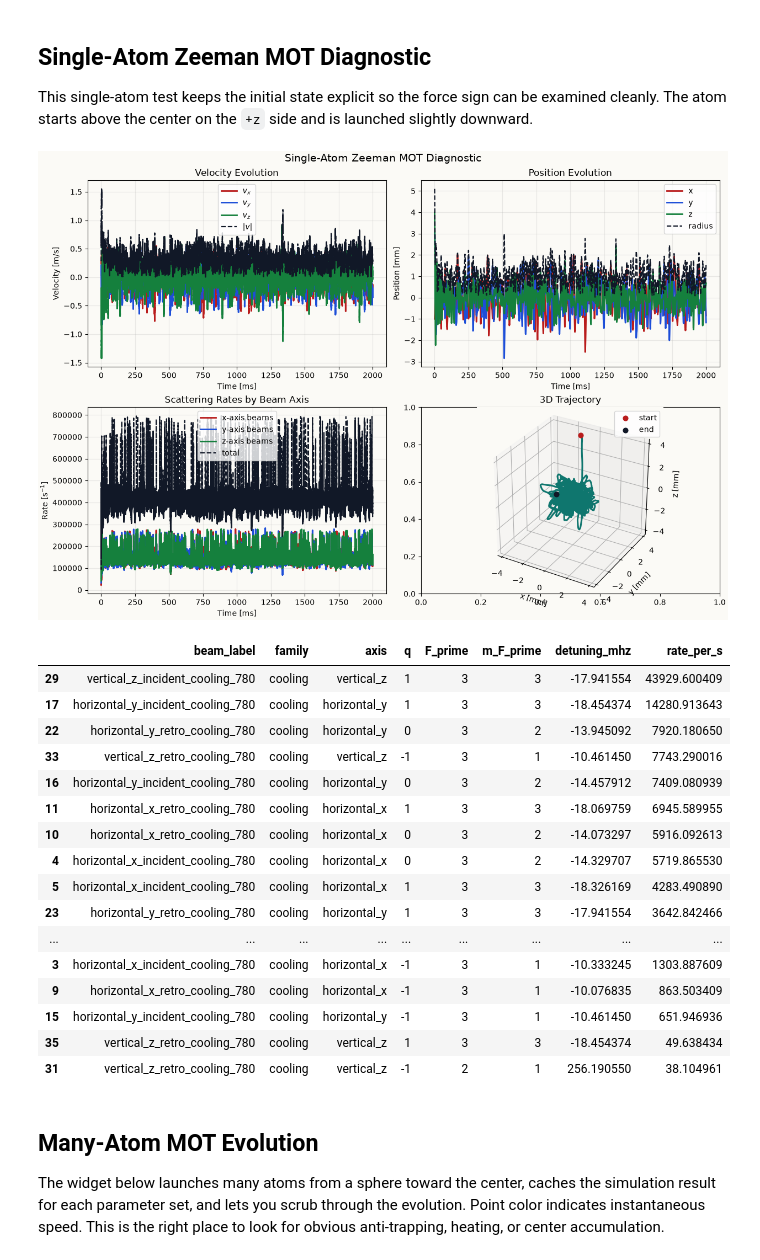
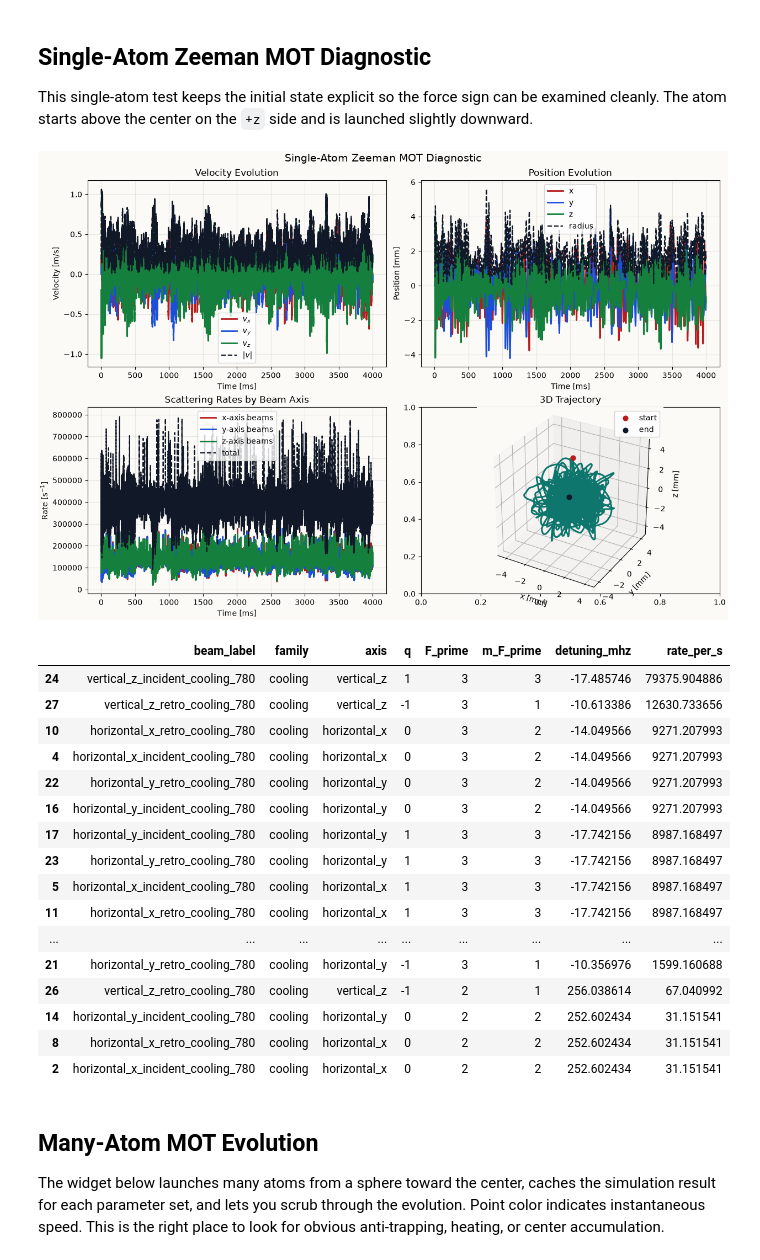
Before and after one commit to AustinRosypal/pMOT-Monte-Carlo-Simulation, a Jupyter notebook: notebooks/mot/zeeman_mot_validation.ipynb, the cells around one changed output. Cells and saved outputs as stored; diff of their text form; code cells hidden in the pictures.

```diff
--- a/notebooks/mot/zeeman_mot_validation.ipynb
+++ b/notebooks/mot/zeeman_mot_validation.ipynb
@@ -111,12 +111,12 @@ Total MOT beams: 12
 This single-atom test keeps the initial state explicit so the force sign can be examined cleanly. The atom starts above the center on the `+z` side and is launched slightly downward.
 # %%
 INITIAL_STATE = MOTAtomState(
-    position_m=(-1.0e-3, 3.0e-3, 4.0e-3),
-    velocity_m_per_s=(0.1, 0.2, -0.2),
+    position_m=(0.0e-3, 0.0e-3, 4.0e-3),
+    velocity_m_per_s=(0.0, 0.0, -0.2),
     ground_state=GroundState(f=2, m_f=2),
 )
-DURATION_S = 2
-TIME_STEP_S = 1.0e-6
+DURATION_S = 4
+TIME_STEP_S = 1.0e-5
 
 single_record = simulate_mot_trajectory(
     beams=MOT_BEAMS,
@@ -126,51 +126,51 @@ single_record = simulate_mot_trajectory(
     time_step_s=TIME_STEP_S,
     seed=5,
 )
 
 single_figure, _ = plot_mot_diagnostics_grid(
     times_s=single_record.times_s,
     positions_m=single_record.positions_m,
     velocities_m_per_s=single_record.velocities_m_per_s,
     axis_scattering_rates_per_s=single_record.axis_scattering_rates_per_s,
     total_scattering_rates_per_s=single_record.total_scattering_rates_per_s,
     title='Single-Atom Zeeman MOT Diagnostic',
     path=PATHS['outputs_trajectories'] / 'mot_single_atom_zeeman_diagnostic.png',
 )
 plt.show()
 
 samples, _ = transition_rate_samples(MOT_BEAMS, INITIAL_STATE, COIL_CONFIG)
 beam_rate_table = pd.DataFrame(
     {
         'beam_label': [sample.beam_label for sample in samples],
         'family': [sample.beam_family for sample in samples],
         'axis': [sample.axis_name for sample in samples],
         'q': [sample.q_value for sample in samples],
         'F_prime': [sample.excited_state.f_prime for sample in samples],
         'm_F_prime': [sample.excited_state.m_f_prime for sample in samples],
         'detuning_mhz': [sample.effective_detuning_hz / 1e6 for sample in samples],
         'rate_per_s': [sample.scattering_rate_per_s for sample in samples],
     }
 ).sort_values('rate_per_s', ascending=False)
 beam_rate_table.head(18)
 # %% [output]
-[figure, old version]
+[figure, new version]
 |  | beam_label | family | axis | q | F_prime | m_F_prime | detuning_mhz | rate_per_s |
-| 29 | vertical_z_incident_cooling_780 | cooling | vertical_z | 1 | 3 | 3 | -17.941554 | 43929.600409 |
-| 17 | horizontal_y_incident_cooling_780 | cooling | horizontal_y | 1 | 3 | 3 | -18.454374 | 14280.913643 |
-| 22 | horizontal_y_retro_cooling_780 | cooling | horizontal_y | 0 | 3 | 2 | -13.945092 | 7920.180650 |
-| 33 | vertical_z_retro_cooling_780 | cooling | vertical_z | -1 | 3 | 1 | -10.461450 | 7743.290016 |
-| 16 | horizontal_y_incident_cooling_780 | cooling | horizontal_y | 0 | 3 | 2 | -14.457912 | 7409.080939 |
-| 11 | horizontal_x_retro_cooling_780 | cooling | horizontal_x | 1 | 3 | 3 | -18.069759 | 6945.589955 |
-| 10 | horizontal_x_retro_cooling_780 | cooling | horizontal_x | 0 | 3 | 2 | -14.073297 | 5916.092613 |
-| 4 | horizontal_x_incident_cooling_780 | cooling | horizontal_x | 0 | 3 | 2 | -14.329707 | 5719.865530 |
-| 5 | horizontal_x_incident_cooling_780 | cooling | horizontal_x | 1 | 3 | 3 | -18.326169 | 4283.490890 |
-| 23 | horizontal_y_retro_cooling_780 | cooling | horizontal_y | 1 | 3 | 3 | -17.941554 | 3642.842466 |
+| 24 | vertical_z_incident_cooling_780 | cooling | vertical_z | 1 | 3 | 3 | -17.485746 | 79375.904886 |
+| 27 | vertical_z_retro_cooling_780 | cooling | vertical_z | -1 | 3 | 1 | -10.613386 | 12630.733656 |
+| 10 | horizontal_x_retro_cooling_780 | cooling | horizontal_x | 0 | 3 | 2 | -14.049566 | 9271.207993 |
+| 4 | horizontal_x_incident_cooling_780 | cooling | horizontal_x | 0 | 3 | 2 | -14.049566 | 9271.207993 |
+| 22 | horizontal_y_retro_cooling_780 | cooling | horizontal_y | 0 | 3 | 2 | -14.049566 | 9271.207993 |
+| 16 | horizontal_y_incident_cooling_780 | cooling | horizontal_y | 0 | 3 | 2 | -14.049566 | 9271.207993 |
+| 17 | horizontal_y_incident_cooling_780 | cooling | horizontal_y | 1 | 3 | 3 | -17.742156 | 8987.168497 |
+| 23 | horizontal_y_retro_cooling_780 | cooling | horizontal_y | 1 | 3 | 3 | -17.742156 | 8987.168497 |
+| 5 | horizontal_x_incident_cooling_780 | cooling | horizontal_x | 1 | 3 | 3 | -17.742156 | 8987.168497 |
+| 11 | horizontal_x_retro_cooling_780 | cooling | horizontal_x | 1 | 3 | 3 | -17.742156 | 8987.168497 |
 | ... | ... | ... | ... | ... | ... | ... | ... | ... |
-| 3 | horizontal_x_incident_cooling_780 | cooling | horizontal_x | -1 | 3 | 1 | -10.333245 | 1303.887609 |
-| 9 | horizontal_x_retro_cooling_780 | cooling | horizontal_x | -1 | 3 | 1 | -10.076835 | 863.503409 |
-| 15 | horizontal_y_incident_cooling_780 | cooling | horizontal_y | -1 | 3 | 1 | -10.461450 | 651.946936 |
-| 35 | vertical_z_retro_cooling_780 | cooling | vertical_z | 1 | 3 | 3 | -18.454374 | 49.638434 |
-| 31 | vertical_z_retro_cooling_780 | cooling | vertical_z | -1 | 2 | 1 | 256.190550 | 38.104961 |
+| 21 | horizontal_y_retro_cooling_780 | cooling | horizontal_y | -1 | 3 | 1 | -10.356976 | 1599.160688 |
+| 26 | vertical_z_retro_cooling_780 | cooling | vertical_z | -1 | 2 | 1 | 256.038614 | 67.040992 |
+| 14 | horizontal_y_incident_cooling_780 | cooling | horizontal_y | 0 | 2 | 2 | 252.602434 | 31.151541 |
+| 8 | horizontal_x_retro_cooling_780 | cooling | horizontal_x | 0 | 2 | 2 | 252.602434 | 31.151541 |
+| 2 | horizontal_x_incident_cooling_780 | cooling | horizontal_x | 0 | 2 | 2 | 252.602434 | 31.151541 |
 # %% [markdown]
 ## Many-Atom MOT Evolution
 
```
Also changed, not shown: 13 other files.
